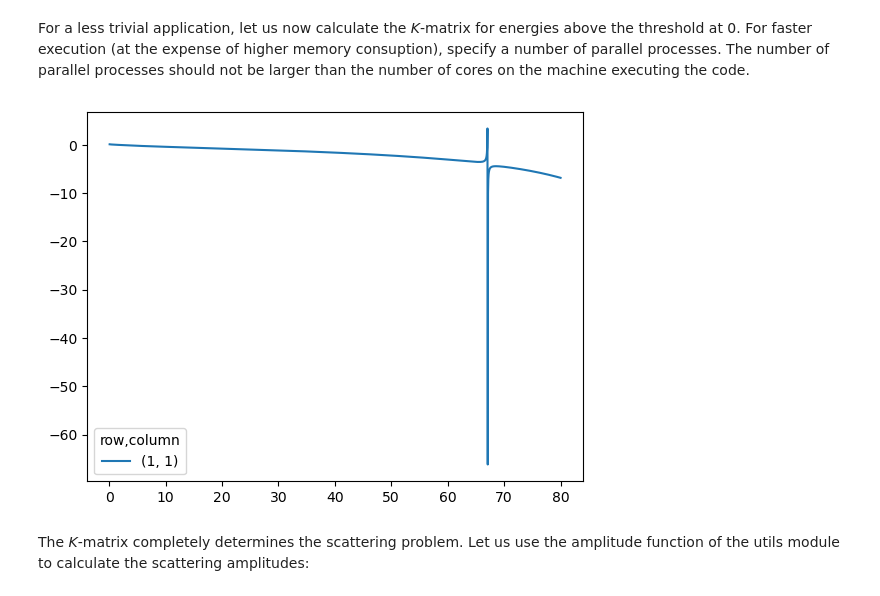
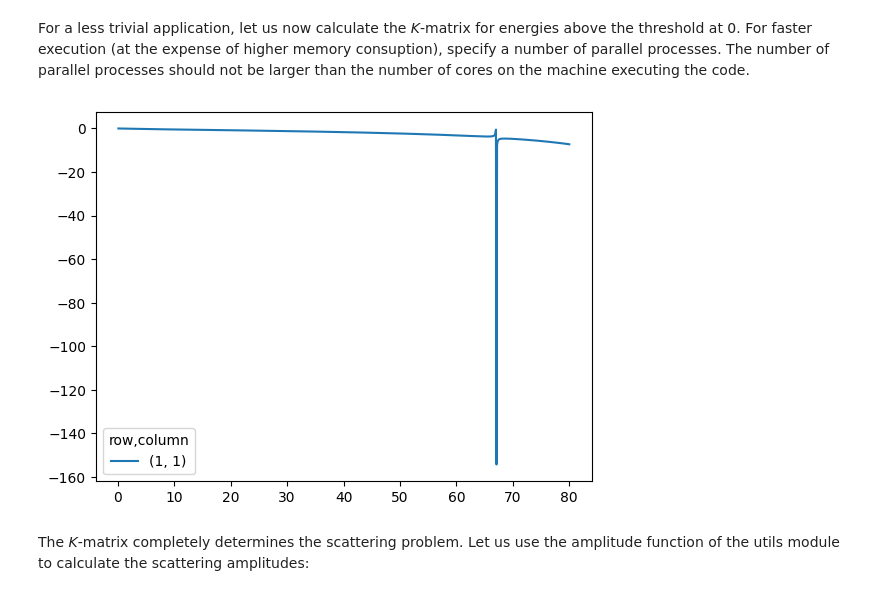
Before and after one commit to Robrusch/SPARSE, a Jupyter notebook: SPARSE_tutorial.ipynb, the cells around one changed output. Drawn from its saved outputs; the diff is of its cells as text; code cells hidden in the pictures.

```diff
--- a/SPARSE_tutorial.ipynb
+++ b/SPARSE_tutorial.ipynb
@@ -107,12 +90,12 @@ For a less trivial application, let us now calculate the *K*-matrix for energies
 For faster execution (at the expense of higher memory consuption), specify a number of parallel processes.
 The number of parallel processes should not be larger than the number of cores on the machine executing the code.
 # %%
-energies = np.linspace(0, 80, 1601)
-# We exclude the first two values of energies, because they are too close to the threshold at 0.
-kmat = k_matrices(energies[2:], processes=12)
+energies = np.linspace(0, 80, 801)
+# We exclude the first value of energies, because energies[0] coincides with the threshold at 0.
+kmat = k_matrices(energies[1:], processes=12)
 kmat.plot();
 # %% [output]
-[figure, old version]
+[figure, new version]
 # %% [markdown]
 The *K*-matrix completely determines the scattering problem. Let us use the amplitude function of the utils module to calculate the scattering amplitudes:
 # %%
```
Also changed, not shown: parts of 4 cells of this notebook, 1 other file.
